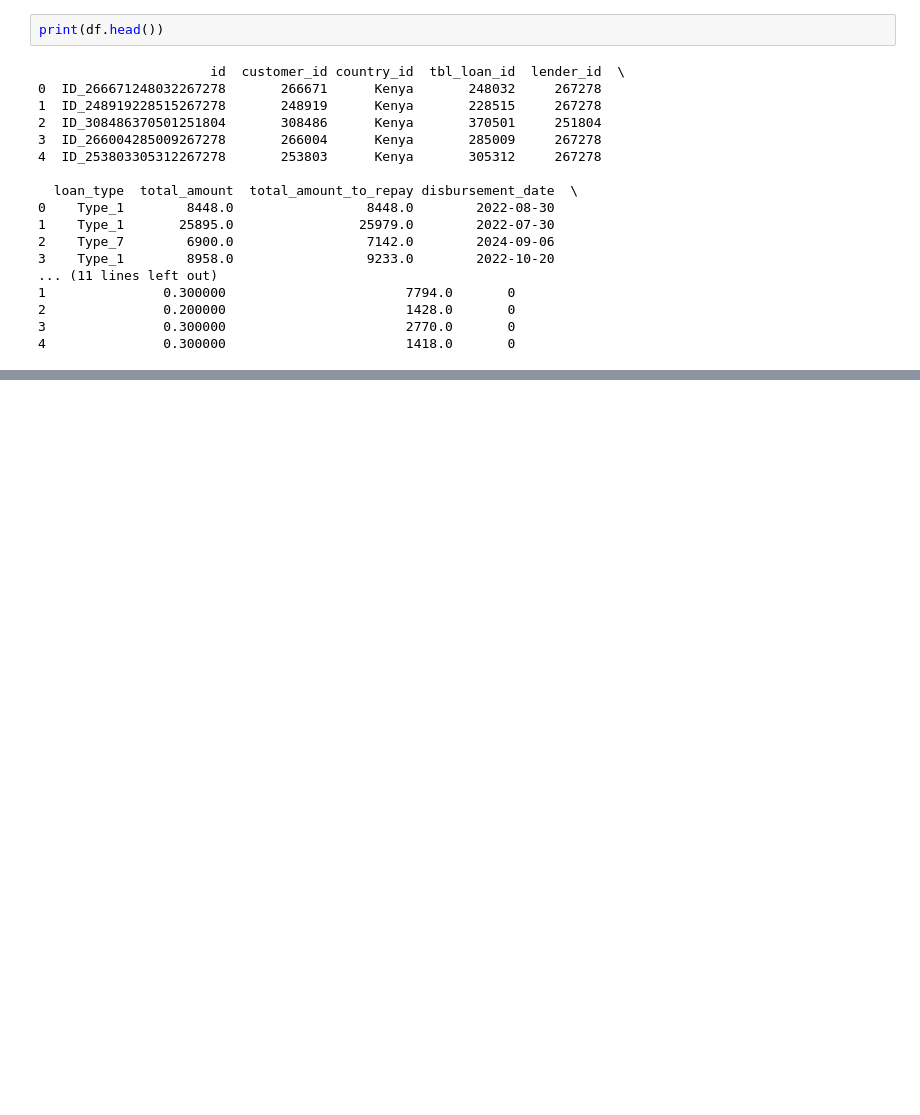
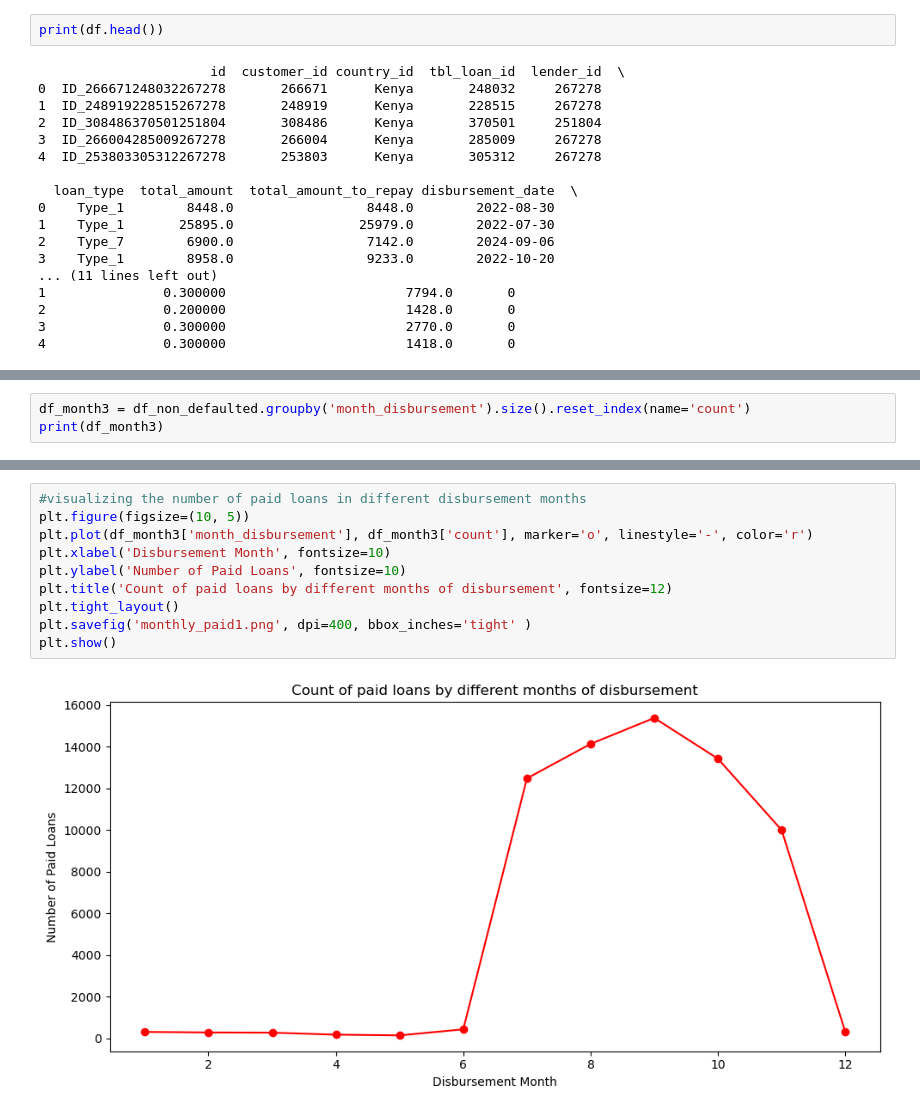
Before and after one commit to Lamerck/credit_score, a Jupyter notebook: creditmodel.ipynb, the cells around one changed output, grey strips where cells are left out. Drawn from its saved outputs; the diff is of its cells as text; blank space fills up the shorter version.

```diff
--- a/creditmodel.ipynb
+++ b/creditmodel.ipynb
@@ -613,0 +997,3 @@ plt.show()
+# %%
+df_month3 = df_non_defaulted.groupby('month_disbursement').size().reset_index(name='count')
+print(df_month3)
@@ -613,0 +1031,12 @@ plt.show()
+# %%
+#visualizing the number of paid loans in different disbursement months
+plt.figure(figsize=(10, 5))
+plt.plot(df_month3['month_disbursement'], df_month3['count'], marker='o', linestyle='-', color='r')
+plt.xlabel('Disbursement Month', fontsize=10)
+plt.ylabel('Number of Paid Loans', fontsize=10)
+plt.title('Count of paid loans by different months of disbursement', fontsize=12)
+plt.tight_layout()
+plt.savefig('monthly_paid1.png', dpi=400, bbox_inches='tight' )
+plt.show()
+# %% [output]
+[figure, added]
```
Also changed, not shown: parts of 50 cells of this notebook, 6 other files.
